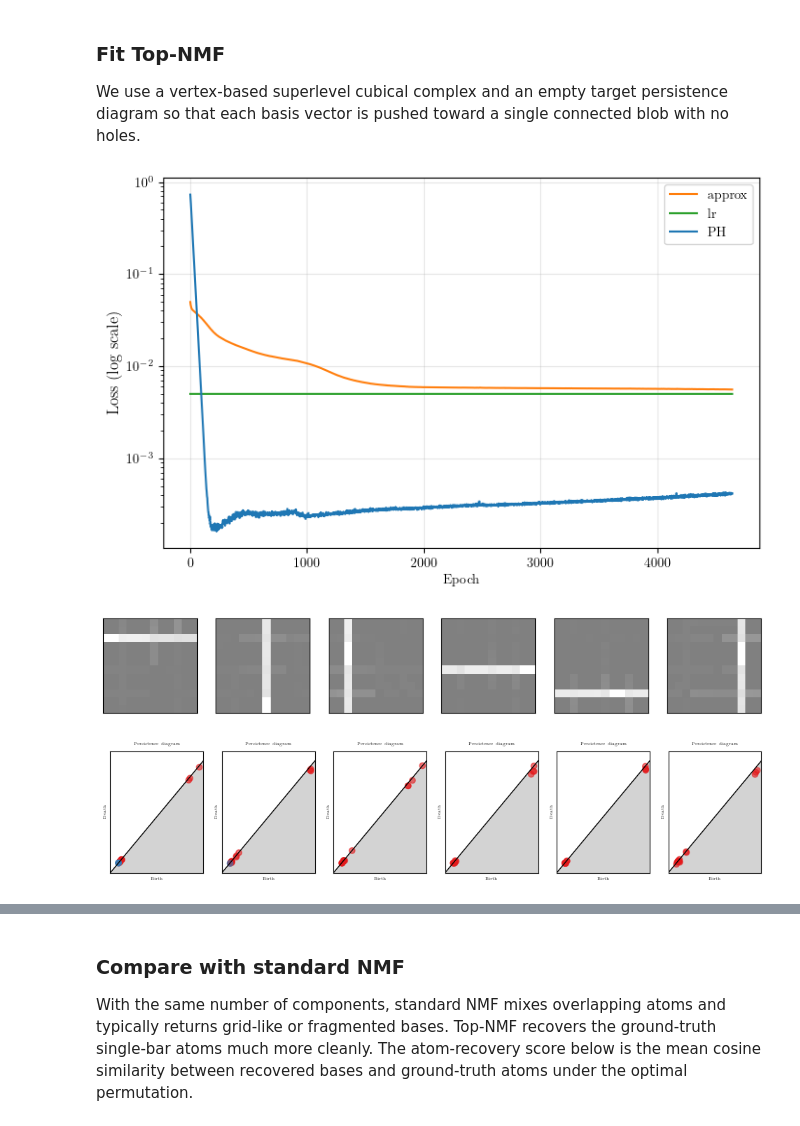
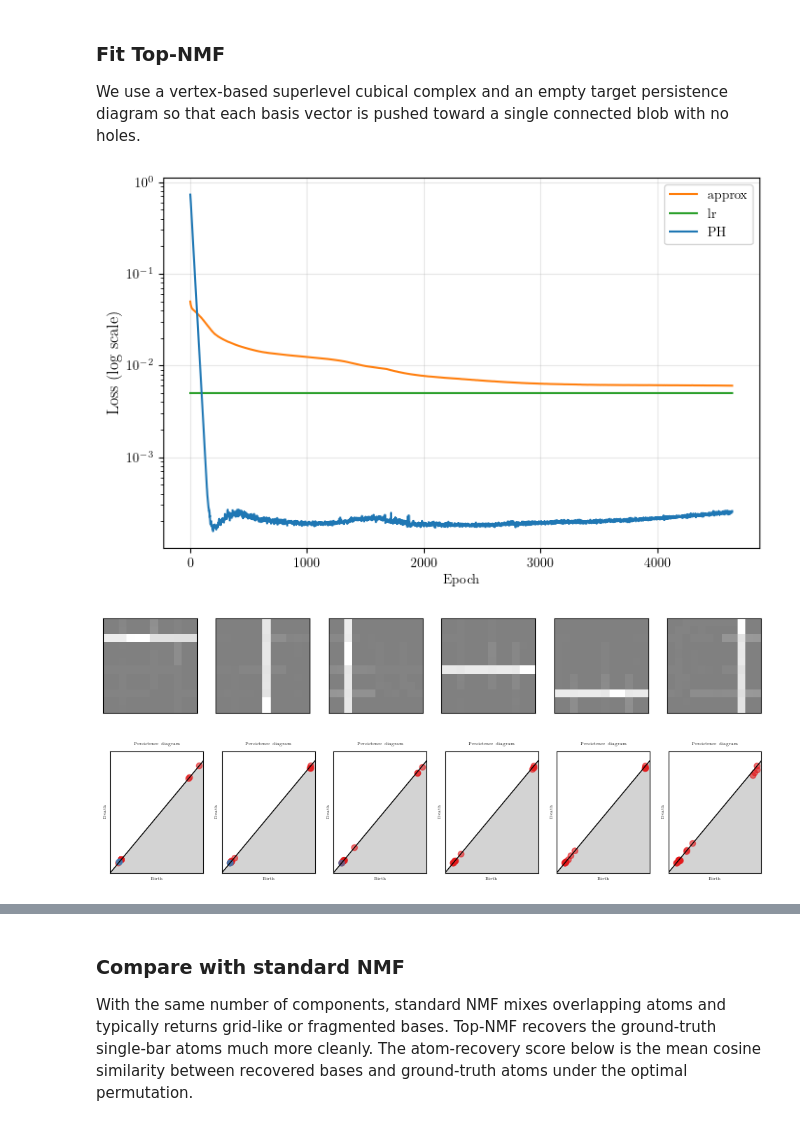
Before and after one commit to shizuo-kaji/TopNMF, a Jupyter notebook: notebook/2DImage.ipynb, the cells around one changed output, grey strips where cells are left out. Cells and saved outputs as stored; diff of their text form; code cells hidden in the pictures.

```diff
--- a/notebook/2DImage.ipynb
+++ b/notebook/2DImage.ipynb
@@ -236,34 +234,34 @@ model_synth = TopologicalNMF(
     use_embedding=False,
     random_state=42,
 )
 
 monitor_synth = FitMonitor(
     show=["loss", "basis", "PH"],
     interval=50,
     grid=(1, n_components_synth),
     PHmode="V",
     superlevel=True,
     save_video=True,
 )
 
 model_synth.fit(
     X_synth_flat,
     n_iterations=5000,
     lr=0.005,
     lambda_top=1.0,
-    weight_decay=0.1,
+    weight_decay=0.0,
     PH_dims=[0, 1],
     start_epoch_topological=0,
     verbose=True,
     target_diagrams=target_diagrams_synth,
     init_method="nndsvdar",
     monitor=monitor_synth,
 )
 
 V_synth = model_synth.V.detach().cpu().numpy()
 print(f"Final reconstruction loss: {model_synth.losses['approx'][-1]:.4f}")
 plt.close("all")
 # %% [output]
-[figure, old version]
+[figure, new version]
 [figure]
-[figure, old version]
+[figure, new version]
```
Also changed, not shown: parts of 14 cells of this notebook, 2 other files.
